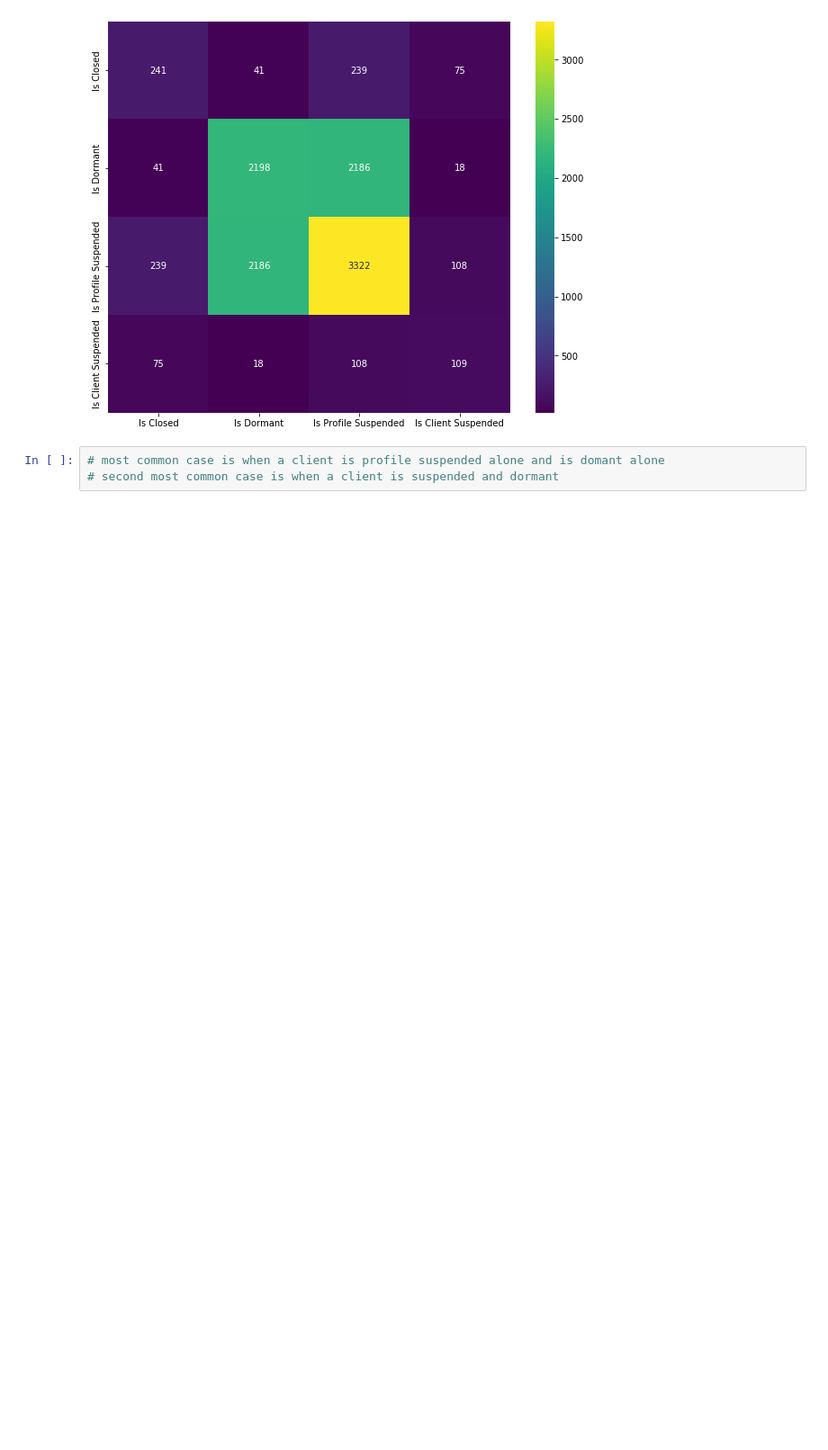
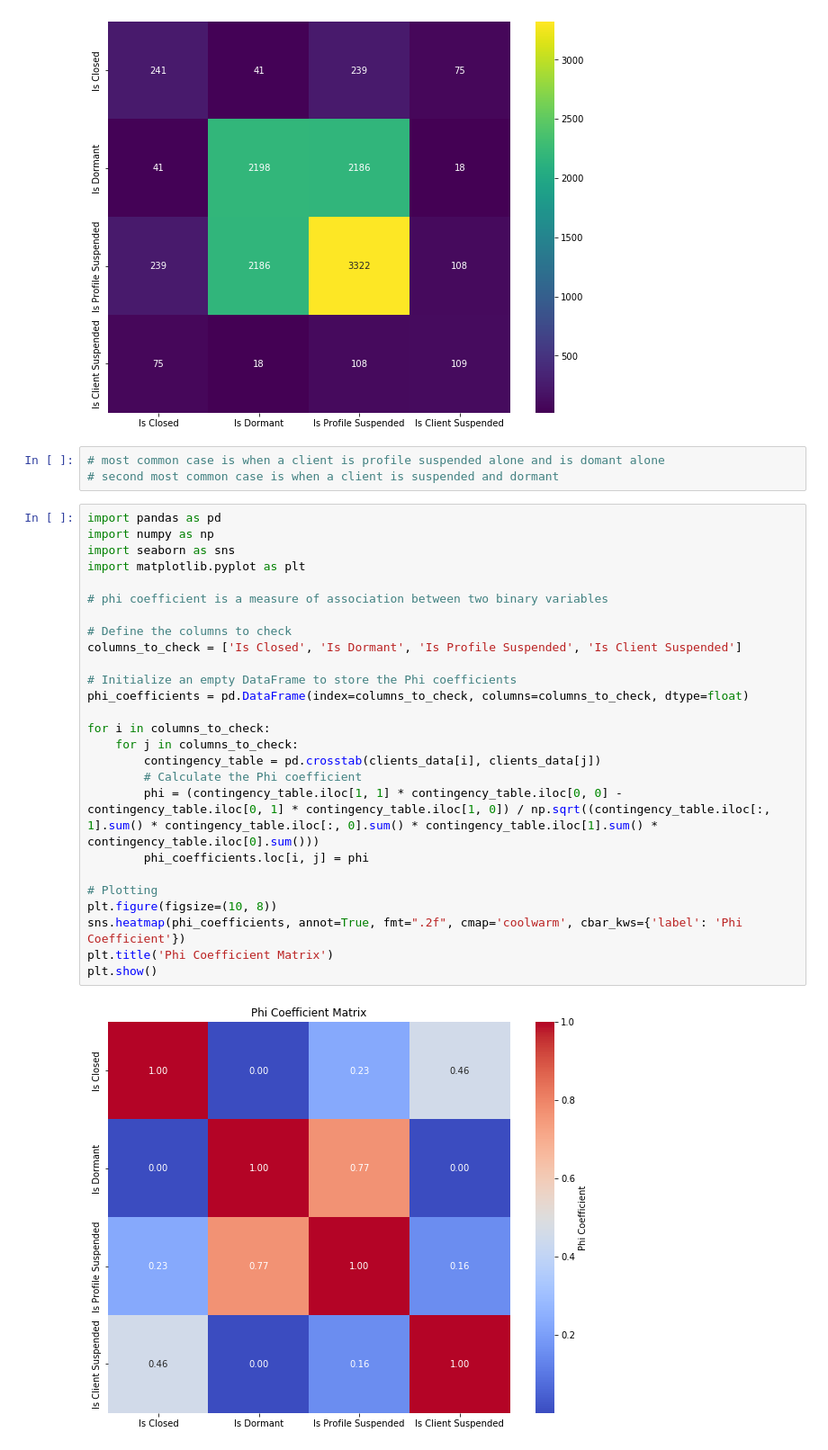
Before and after one commit to omar-sheta/datalytics, a Jupyter notebook: analysis.ipynb, the cells around one changed output. Shown: that part at 90% size. Drawn from its saved outputs; the diff is of its cells as text; blank space fills up the shorter version.

```diff
--- a/analysis.ipynb
+++ b/analysis.ipynb
@@ -200,3 +200,31 @@ plt.show()
 # %%
 # most common case is when a client is profile suspended alone and is domant alone
 # second most common case is when a client is suspended and dormant
+# %%
+import pandas as pd
+import numpy as np
+import seaborn as sns
+import matplotlib.pyplot as plt
+
+# phi coefficient is a measure of association between two binary variables
+
+# Define the columns to check
+columns_to_check = ['Is Closed', 'Is Dormant', 'Is Profile Suspended', 'Is Client Suspended']
+
+# Initialize an empty DataFrame to store the Phi coefficients
+phi_coefficients = pd.DataFrame(index=columns_to_check, columns=columns_to_check, dtype=float)
+
+for i in columns_to_check:
+    for j in columns_to_check:
+        contingency_table = pd.crosstab(clients_data[i], clients_data[j])
+        # Calculate the Phi coefficient
+        phi = (contingency_table.iloc[1, 1] * contingency_table.iloc[0, 0] - contingency_table.iloc[0, 1] * contingency_table.iloc[1, 0]) / np.sqrt((contingency_table.iloc[:, 1].sum() * contingency_table.iloc[:, 0].sum() * contingency_table.iloc[1].sum() * contingency_table.iloc[0].sum()))
+        phi_coefficients.loc[i, j] = phi
+
+# Plotting
+plt.figure(figsize=(10, 8))
+sns.heatmap(phi_coefficients, annot=True, fmt=".2f", cmap='coolwarm', cbar_kws={'label': 'Phi Coefficient'})
+plt.title('Phi Coefficient Matrix')
+plt.show()
+# %% [output]
+[figure, added]
```
Also changed, not shown: parts of 1 cell of this notebook.
